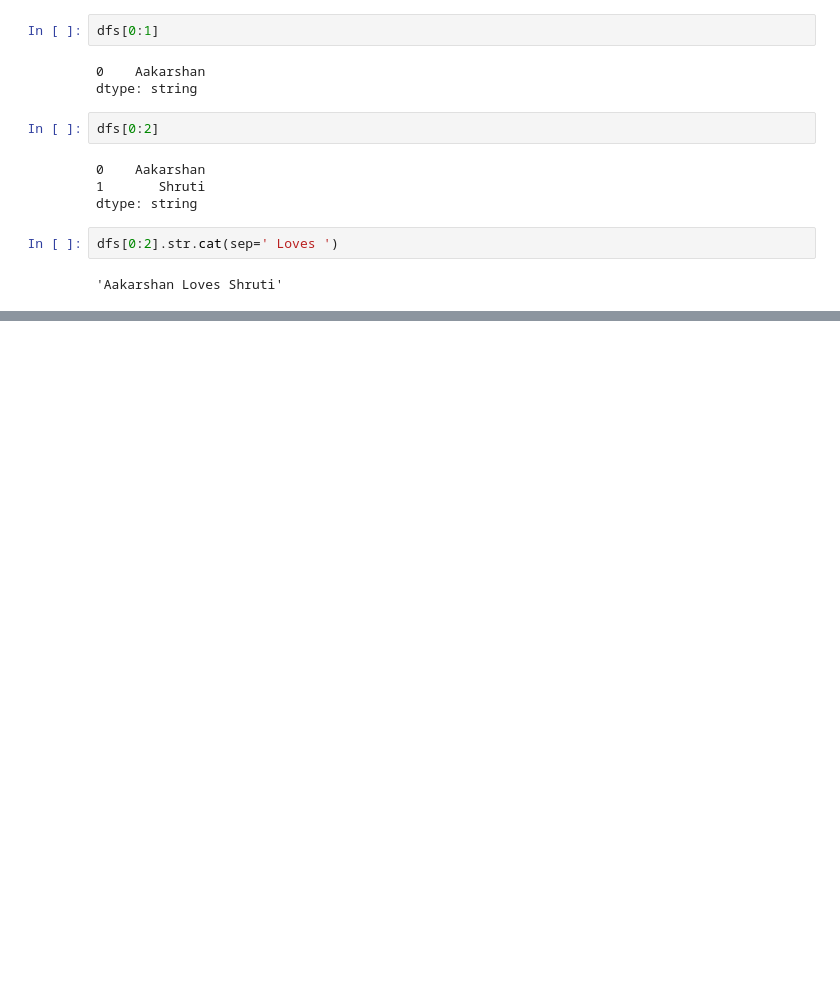
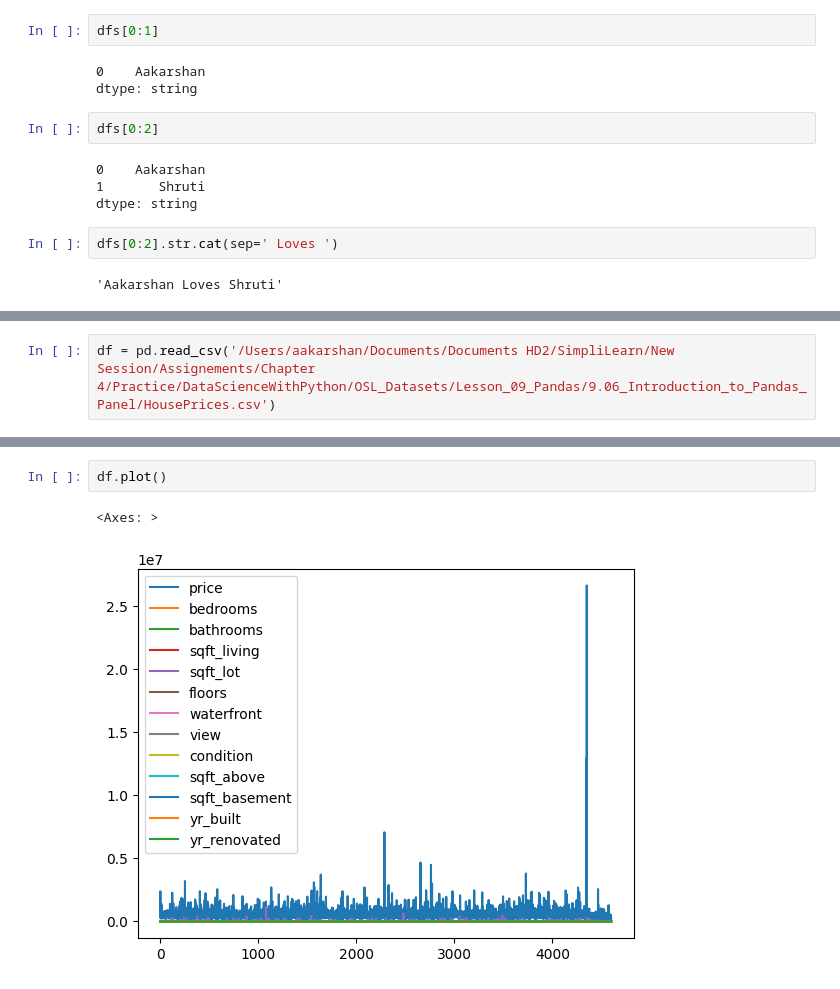
Before and after one commit to sunaak98/DataScienceWithPython, a Jupyter notebook: DataScienceWithPython.ipynb, the cells around one changed output, grey strips where cells are left out. Drawn from its saved outputs; the diff is of its cells as text; blank space fills up the shorter version.

```diff
--- a/DataScienceWithPython.ipynb
+++ b/DataScienceWithPython.ipynb
@@ -726,0 +774,2 @@ dfs[0:2].str.cat(sep=' Loves ')
+# %%
+df = pd.read_csv('/Users/aakarshan/Documents/Documents HD2/SimpliLearn/New Session/Assignements/Chapter 4/Practice/DataScienceWithPython/OSL_Datasets/Lesson_09_Pandas/9.06_Introduction_to_Pandas_Panel/HousePrices.csv')
@@ -726,0 +793,5 @@ dfs[0:2].str.cat(sep=' Loves ')
+# %%
+df.plot()
+# %% [output]
+<Axes: >
+[figure, added]
```
Also changed, not shown: parts of 13 cells of this notebook, 7 other files.
